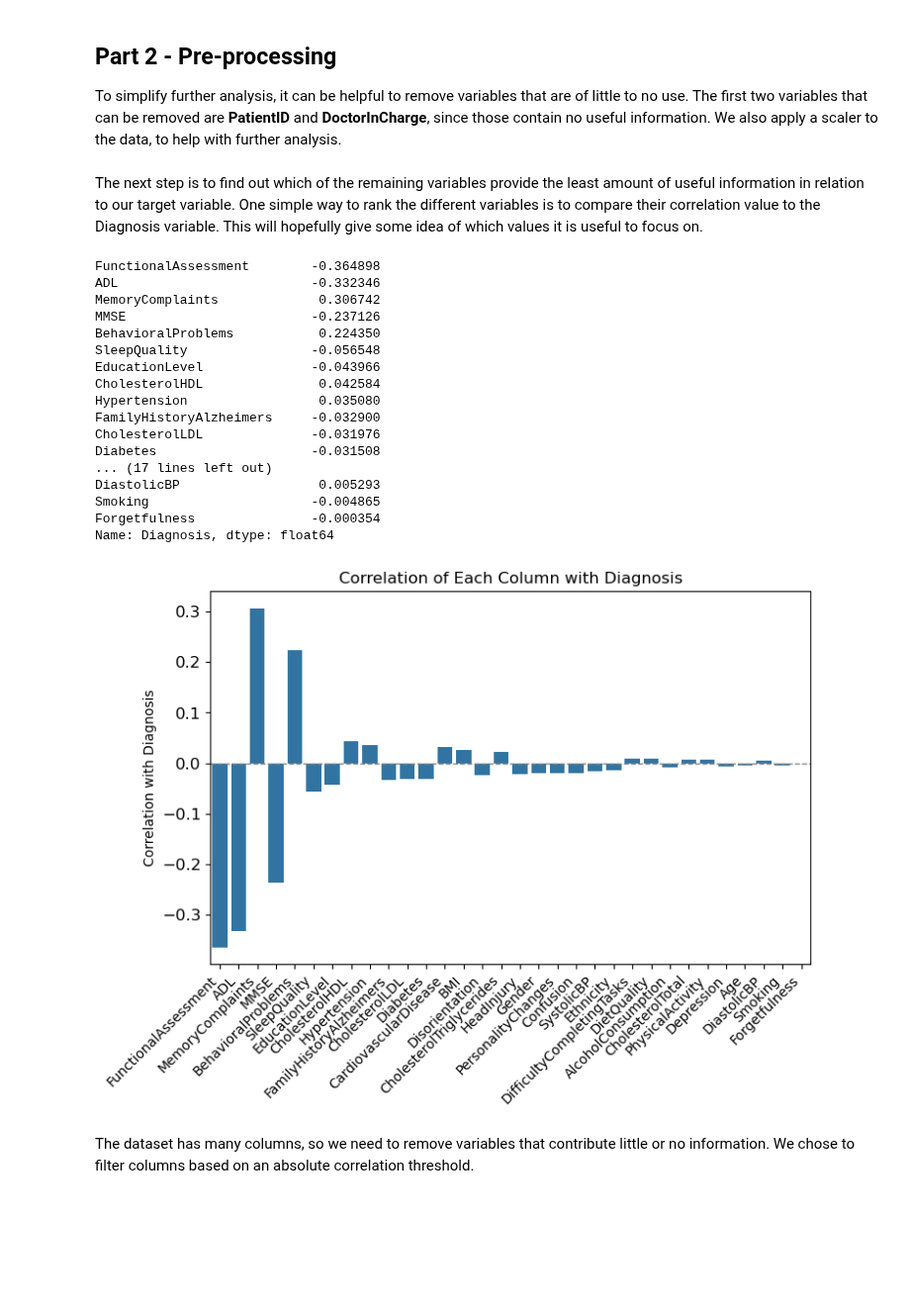
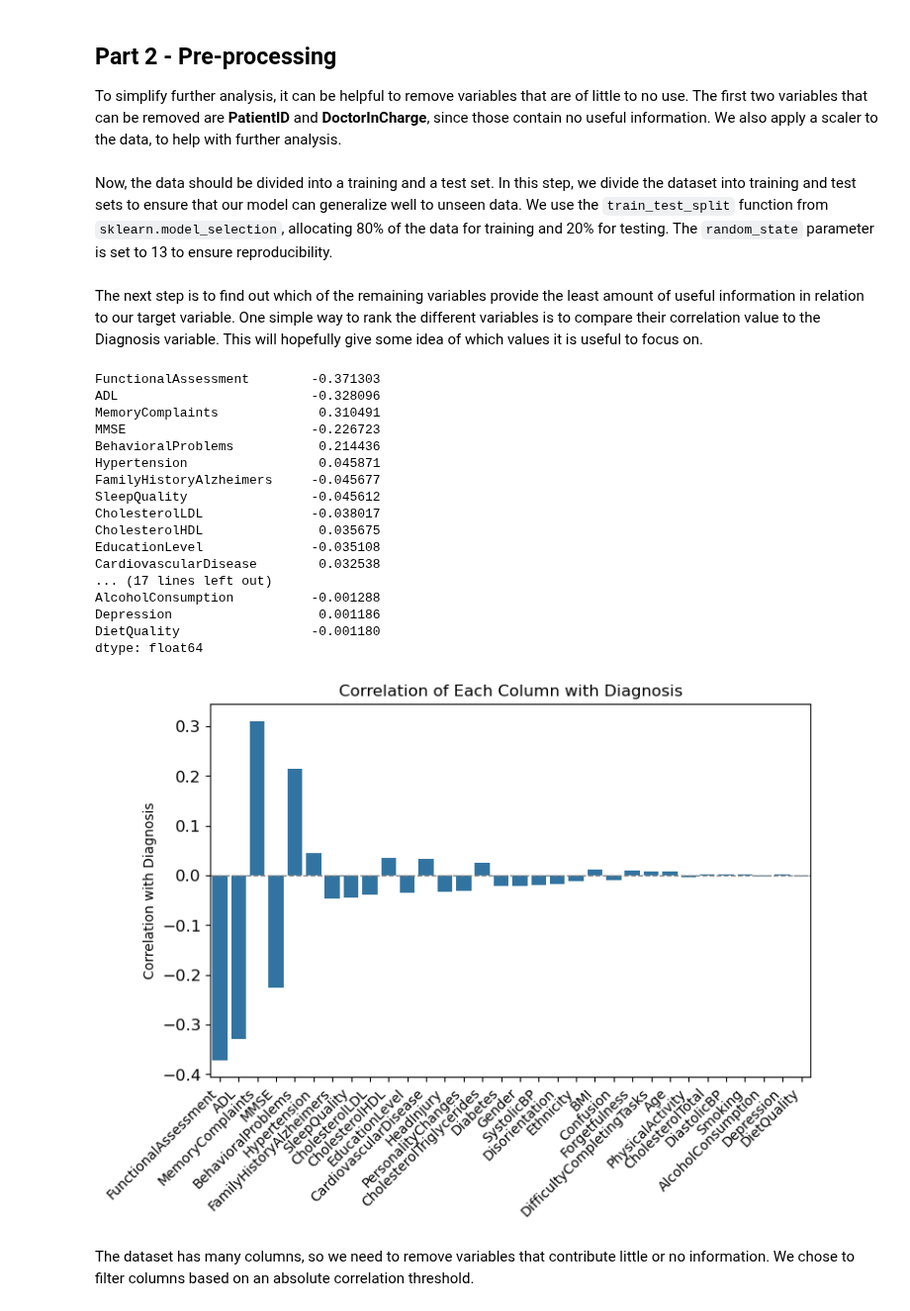
Before and after one commit to treite/classificationGroupwork, a Jupyter notebook: groupProject 2.0.ipynb, the cells around one changed output. Shown at 99% size. Saved outputs shown, nothing was run; the diff lists cells and outputs as text; code cells hidden in the pictures; blank space fills up the shorter version.

```diff
--- a/groupProject 2.0.ipynb
+++ b/groupProject 2.0.ipynb
@@ -99,44 +101,51 @@ To simplify further analysis, it can be helpful to remove variables that are of
 The first two variables that can be removed are __PatientID__  and __DoctorInCharge__, since those contain no useful information. We also apply a scaler to the data, to help with further analysis.
 # %%
 df = df.drop(columns=["PatientID", "DoctorInCharge"])
+# %% [markdown]
+Now, the data should be divided into a training and a test set. In this step, we divide the dataset into training and test sets to ensure that our model can generalize well to unseen data. We use the `train_test_split` function from `sklearn.model_selection`, allocating 80% of the data for training and 20% for testing. The `random_state` parameter is set to 13 to ensure reproducibility.
+# %%
+X = df.drop(columns=["Diagnosis"])
+y = df["Diagnosis"]
+
+X_train, X_test, y_train, y_test = train_test_split(X, y, test_size=0.2, random_state=13)
 # %% [markdown]
 The next step is to find out which of the remaining variables provide the least amount of useful information in relation to our target variable. One simple way to rank the different variables is to compare their correlation value to the Diagnosis variable. This will hopefully give some idea of which values it is useful to focus on.
 # %%
-corr_values = df.corr()["Diagnosis"].drop("Diagnosis")
+corr_values = X_train.apply(lambda col: col.corr(y_train))
 corr_values = corr_values.reindex(corr_values.abs().sort_values(ascending=False).index)
 print(corr_values)
 
 plt.figure(figsize=(8, 5))
 sns.barplot(x=corr_values.index, y=corr_values.values)
 
 # Add labels and title
 plt.axhline(0, color='gray', linestyle='--', linewidth=1)  # Add a zero reference line
 plt.ylabel('Correlation with ' + "Diagnosis")
 plt.xlabel('')
 plt.title('Correlation of Each Column with ' + "Diagnosis")
 plt.xticks(rotation=45, ha='right', fontsize=10)  # Adjust rotation, alignment, and size
 plt.yticks(fontsize=12)  # Adjust y-axis font size
 
 plt.show()
 # %% [output]
-FunctionalAssessment        -0.364898
-ADL                         -0.332346
-MemoryComplaints             0.306742
-MMSE                        -0.237126
-BehavioralProblems           0.224350
-SleepQuality                -0.056548
-EducationLevel              -0.043966
-CholesterolHDL               0.042584
-Hypertension                 0.035080
-FamilyHistoryAlzheimers     -0.032900
-CholesterolLDL              -0.031976
-Diabetes                    -0.031508
+FunctionalAssessment        -0.371303
+ADL                         -0.328096
+MemoryComplaints             0.310491
+MMSE                        -0.226723
+BehavioralProblems           0.214436
+Hypertension                 0.045871
+FamilyHistoryAlzheimers     -0.045677
+SleepQuality                -0.045612
+CholesterolLDL              -0.038017
+CholesterolHDL               0.035675
+EducationLevel              -0.035108
+CardiovascularDisease        0.032538
 ... (17 lines left out)
-DiastolicBP                  0.005293
-Smoking                     -0.004865
-Forgetfulness               -0.000354
-Name: Diagnosis, dtype: float64
+AlcoholConsumption          -0.001288
+Depression                   0.001186
+DietQuality                 -0.001180
+dtype: float64
-[figure, old version]
+[figure, new version]
 # %% [markdown]
 The dataset has many columns, so we need to remove variables that contribute little or no information. We chose to filter columns based on an absolute correlation threshold.
 # %% [markdown]
```
Also changed, not shown: parts of 8 cells of this notebook, 10 other files.
